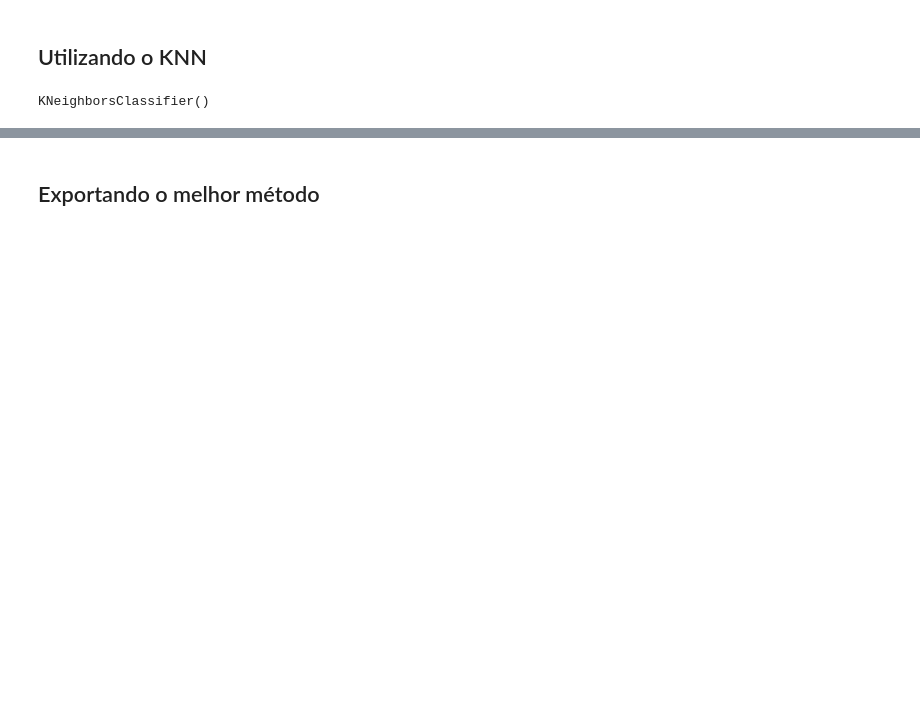
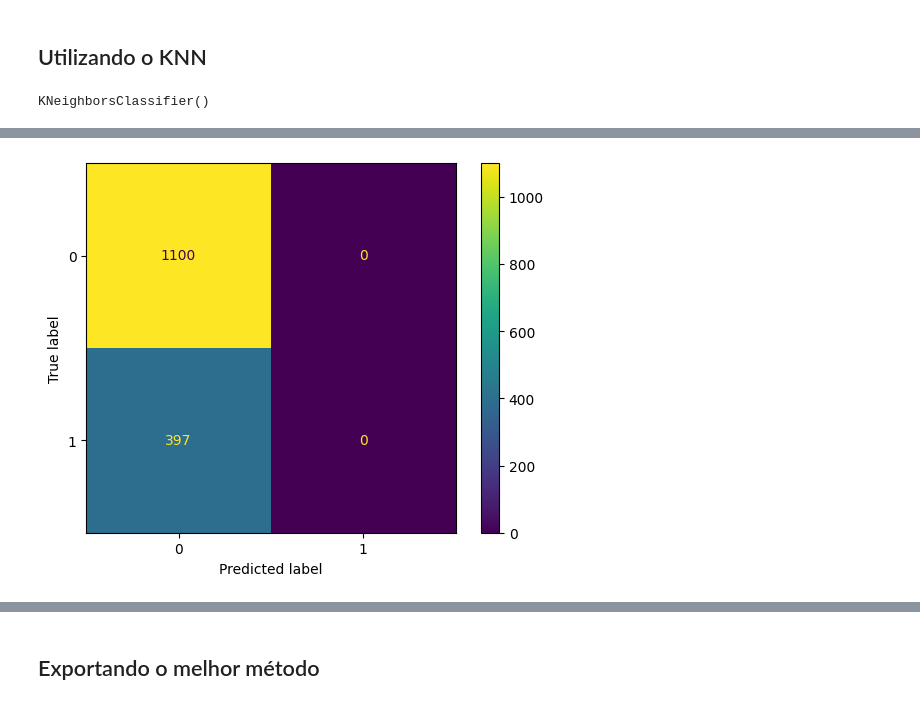
Before and after one commit to FilipeMadeira13/churn_prediction, a Jupyter notebook: notebooks/main.ipynb, the cells around one changed output, grey strips where cells are left out. Saved outputs shown, nothing was run; the diff lists cells and outputs as text; code cells hidden in the pictures; blank space fills up the shorter version.

```diff
--- a/notebooks/main.ipynb
+++ b/notebooks/main.ipynb
@@ -200,0 +234,6 @@ knn.score(x_normalized_test, y_test)
+# %%
+# KNN
+y_expected = knn.predict(x_val)
+ConfusionMatrixDisplay.from_predictions(y_val, y_expected);
+# %% [output]
+[figure, added]
```
Also changed, not shown: parts of 23 cells of this notebook, 1 other file.
